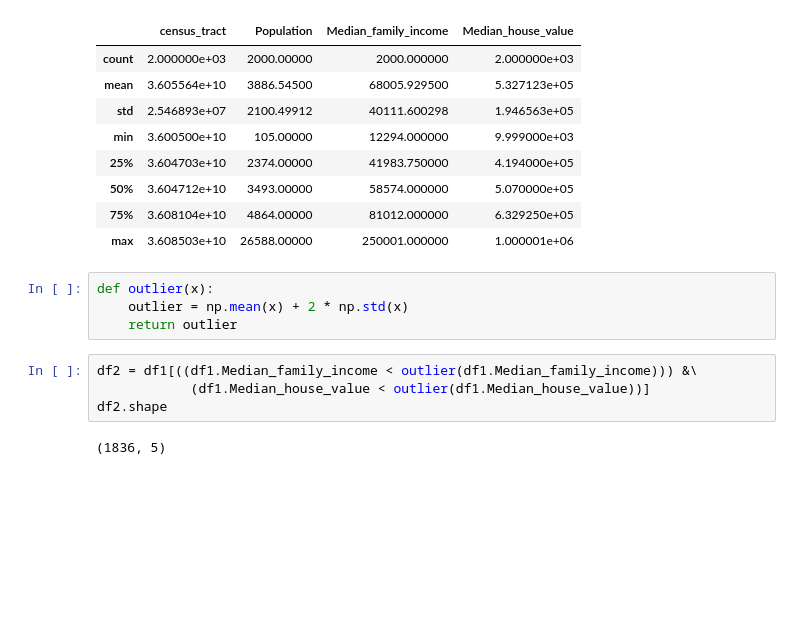
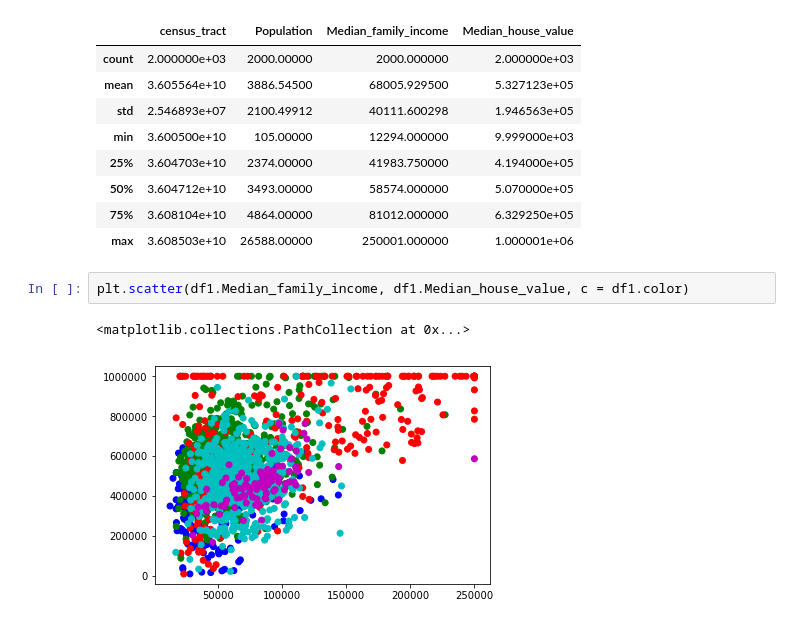
Before and after one commit to picniclin/PUI2017_yl5240, a Jupyter notebook: HW8_yl5240/HW8_yl5240.ipynb, the cells around one changed output. Drawn from its saved outputs; the diff is of its cells as text; blank space fills up the shorter version.

```diff
--- a/HW8_yl5240/HW8_yl5240.ipynb
+++ b/HW8_yl5240/HW8_yl5240.ipynb
@@ -70,13 +76,8 @@ df1.describe()
 | 50% | 3.604712e+10 | 3493.00000 | 58574.000000 | 5.070000e+05 |
 | 75% | 3.608104e+10 | 4864.00000 | 81012.000000 | 6.329250e+05 |
 | max | 3.608503e+10 | 26588.00000 | 250001.000000 | 1.000001e+06 |
-# %%
-def outlier(x):
-    outlier = np.mean(x) + 2 * np.std(x)
-    return outlier
-# %%
-df2 = df1[((df1.Median_family_income < outlier(df1.Median_family_income))) &\
-            (df1.Median_house_value < outlier(df1.Median_house_value))]
-df2.shape
-# %% [output]
-(1836, 5)
+# %%
+plt.scatter(df1.Median_family_income, df1.Median_house_value, c = df1.color)
+# %% [output]
+<matplotlib.collections.PathCollection at 0x...>
+[figure, added]
```
Also changed, not shown: parts of 7 cells of this notebook.
